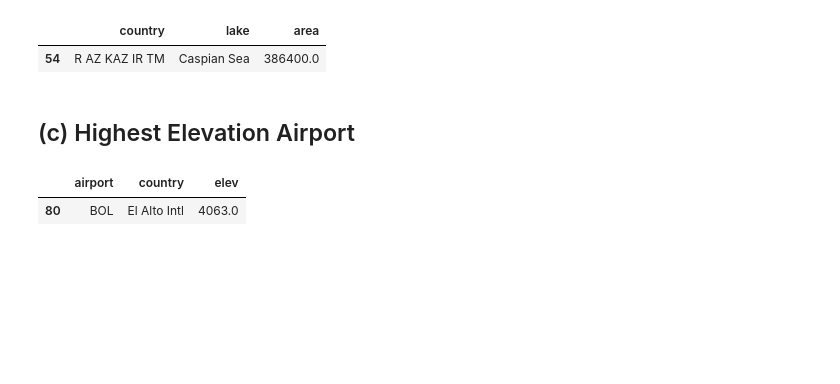
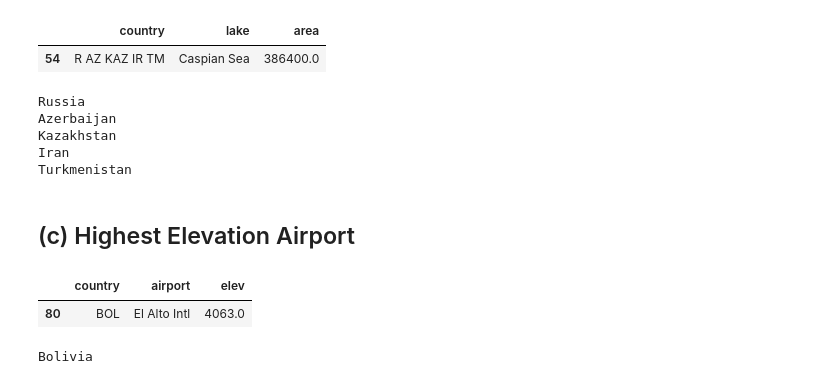
Before and after one commit to andypicke/Springboard_DataScience, a Jupyter notebook: data_wrangling_xml/sliderule_dsi_xml_exercise-Solutions-AP.ipynb, the cells around one changed output. Saved outputs shown, nothing was run; the diff lists cells and outputs as text; code cells hidden in the pictures; blank space fills up the shorter version.

```diff
--- a/data_wrangling_xml/sliderule_dsi_xml_exercise-Solutions-AP.ipynb
+++ b/data_wrangling_xml/sliderule_dsi_xml_exercise-Solutions-AP.ipynb
@@ -303,10 +304,12 @@ for river in tree.findall('river'):
         #print(river_length)
     else:
         river_length=np.nan
+
     river_list.append([country, river_name, float(river_length) ])
 
 river_df = pd.DataFrame.from_records(river_list,columns=['country','river','length'])
-river_df.sort_values('length',ascending=False).head(1)
+longest_river = river_df.sort_values('length',ascending=False).head(1)
+longest_river
 # %% [output]
 |  | country | river | length |
 | 174 | CO BR PE | Amazonas | 6448.0 |
@@ -312,0 +318,4 @@ river_df.sort_values('length',ascending=False).head(1)
+# %%
+countries = longest_river.country.str.split().tolist()[0]
+for country in countries:
+    print(country_dict[country])
@@ -330,31 +343,49 @@ for lake in tree.findall('lake'):
     lake_list.append([country, lake_name, float(lake_area) ])
 
 lake_df = pd.DataFrame.from_records(lake_list,columns=['country','lake','area'])
-lake_df.sort_values('area',ascending=False).head(1)
+largest_lake = lake_df.sort_values('area',ascending=False).head(1)
+largest_lake
 # %% [output]
 |  | country | lake | area |
 | 54 | R AZ KAZ IR TM | Caspian Sea | 386400.0 |
+# %%
+countries = largest_lake.country.str.split().tolist()[0]
+for country in countries:
+    print(country_dict[country])
+# %% [output]
+Russia
+Azerbaijan
+Kazakhstan
+Iran
+Turkmenistan
 # %% [markdown]
 ## (c) Highest Elevation Airport
 # %%
 airport_list = []
 
 for airport in tree.findall('airport'):
     #print('\n')
     airport_name = airport.find('name').text
     #print('airport name : ' + airport_name)
     country = airport.attrib['country']
     #print('country : ' + country)
     if airport.find('elevation').text!=None:
         airport_elev = airport.find('elevation').text
         #print(airport_elev)
     else:
         airport_elev = np.nan
 
     airport_list.append([country, airport_name, float(airport_elev) ])
 
-airport_df = pd.DataFrame.from_records(airport_list,columns=['airport','country','elev'])
-airport_df.sort_values('elev',ascending=False).head(1)
+airport_df = pd.DataFrame.from_records(airport_list,columns=['country','airport','elev'])
+highest_airport = airport_df.sort_values('elev',ascending=False).head(1)
+highest_airport
 # %% [output]
-|  | airport | country | elev |
+|  | country | airport | elev |
 | 80 | BOL | El Alto Intl | 4063.0 |
+# %%
+countries = highest_airport.country.str.split().tolist()[0]
+for country in countries:
+    print(country_dict[country])
+# %% [output]
+Bolivia
```
Also changed, not shown: parts of 13 cells of this notebook.
